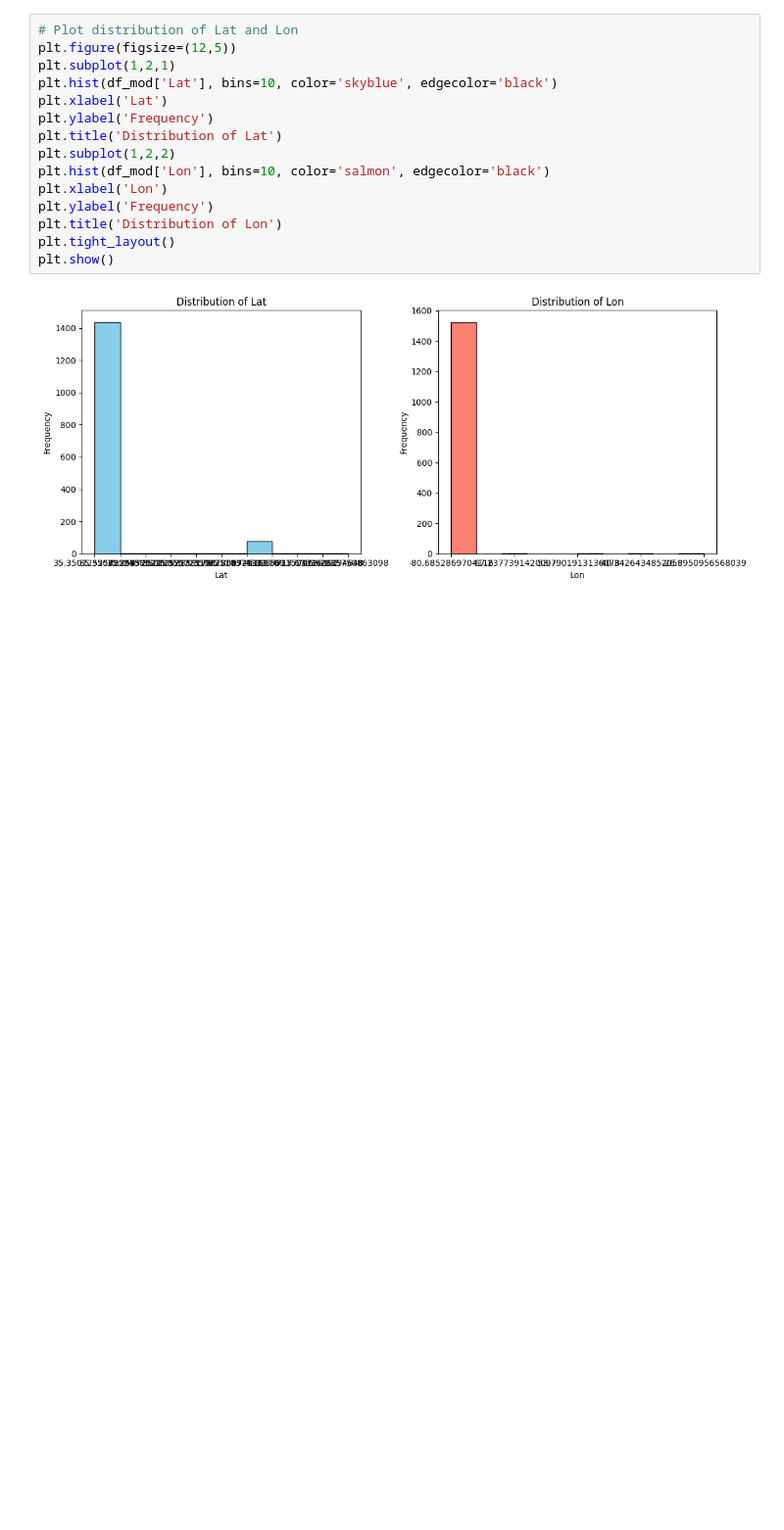
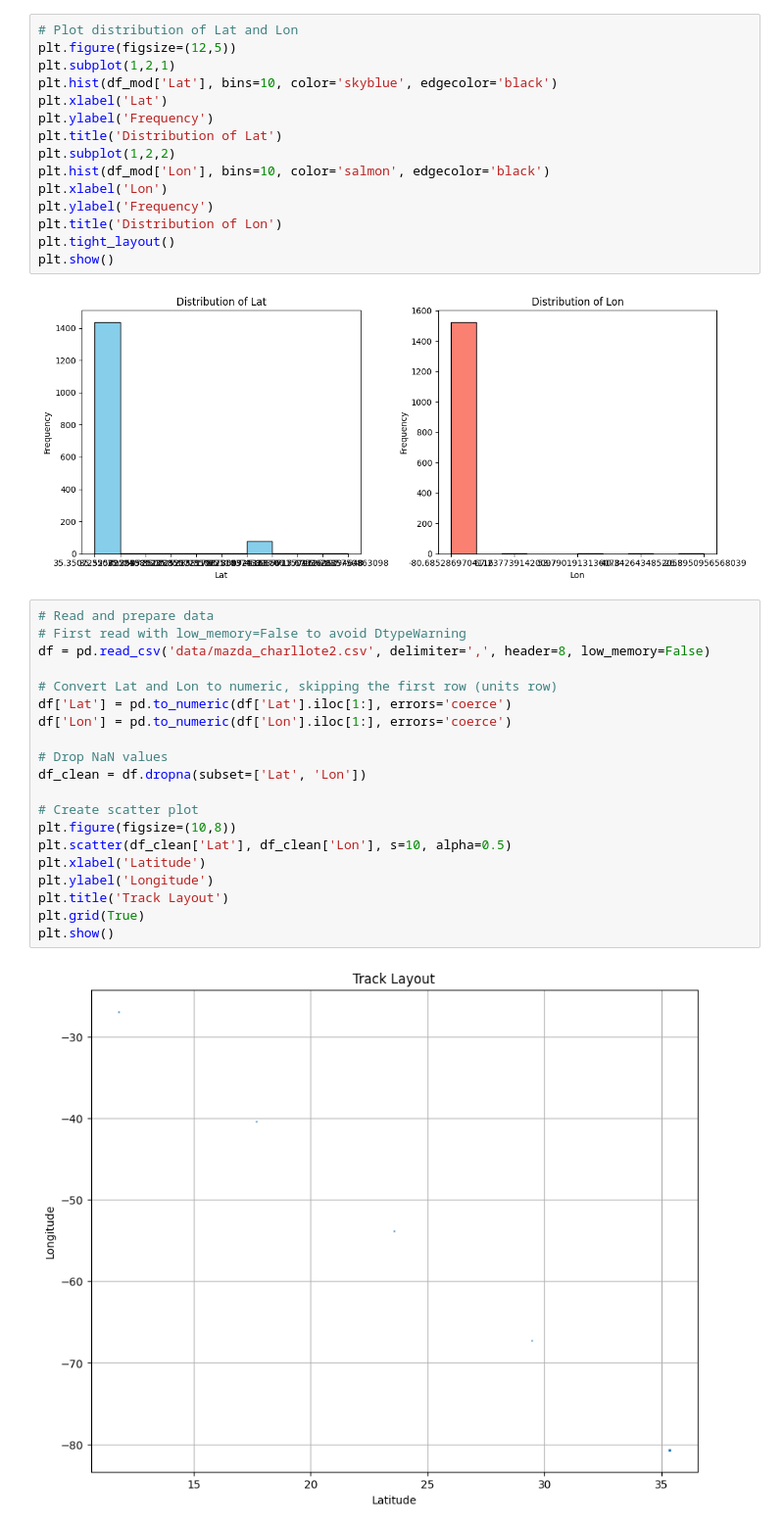
Before and after one commit to conect2ai/Racing4all, a Jupyter notebook: Iracing/read_csv.ipynb, the cells around one changed output. Shown at 98% size. Saved outputs shown, nothing was run; the diff lists cells and outputs as text; blank space fills up the shorter version.

```diff
--- a/Iracing/read_csv.ipynb
+++ b/Iracing/read_csv.ipynb
@@ -116,3 +117,25 @@ plt.tight_layout()
 plt.show()
 # %% [output]
 [figure]
+# %%
+# Read and prepare data
+# First read with low_memory=False to avoid DtypeWarning
+df = pd.read_csv('data/mazda_charllote2.csv', delimiter=',', header=8, low_memory=False)
+
+# Convert Lat and Lon to numeric, skipping the first row (units row)
+df['Lat'] = pd.to_numeric(df['Lat'].iloc[1:], errors='coerce')
+df['Lon'] = pd.to_numeric(df['Lon'].iloc[1:], errors='coerce')
+
+# Drop NaN values
+df_clean = df.dropna(subset=['Lat', 'Lon'])
+
+# Create scatter plot
+plt.figure(figsize=(10,8))
+plt.scatter(df_clean['Lat'], df_clean['Lon'], s=10, alpha=0.5)
+plt.xlabel('Latitude')
+plt.ylabel('Longitude')
+plt.title('Track Layout')
+plt.grid(True)
+plt.show()
+# %% [output]
+[figure, added]
```
Also changed, not shown: parts of 4 cells of this notebook.
